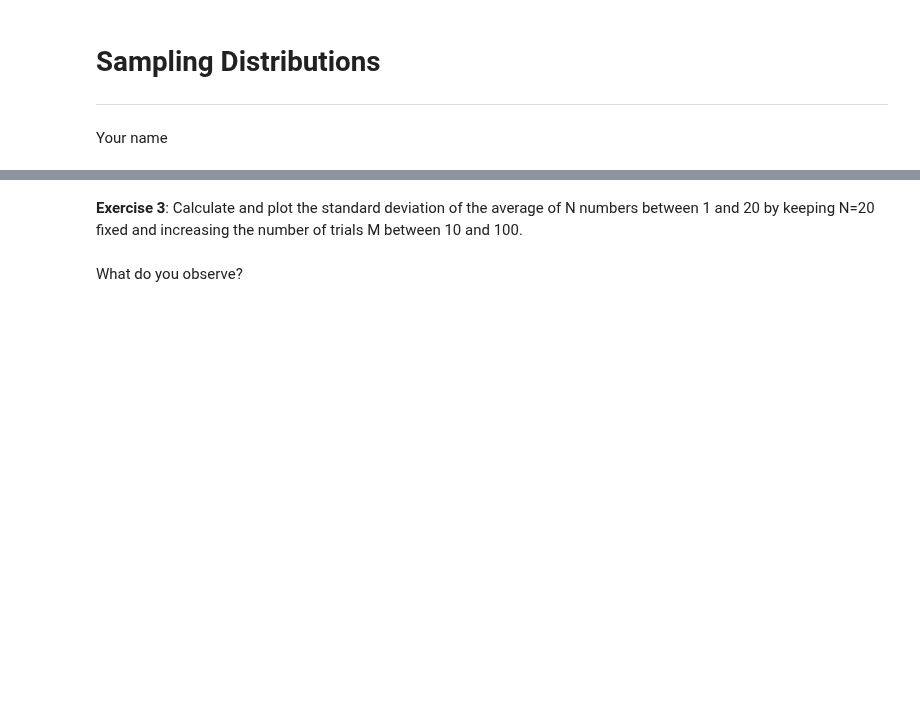
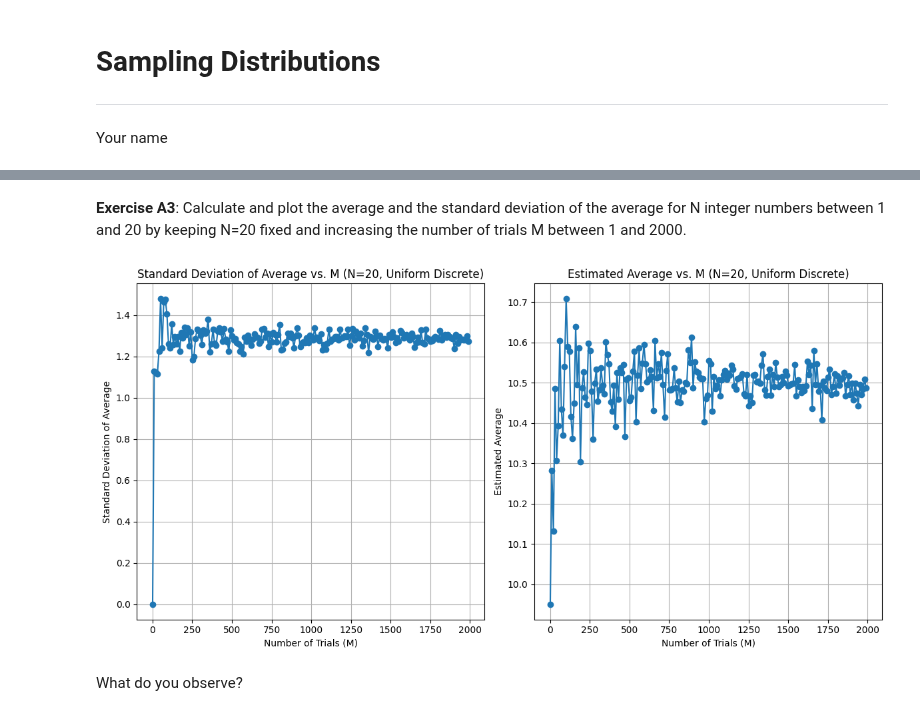
Before and after one commit to carlocamilloni/Structural-Bioinformatics, a Jupyter notebook: Notebooks/report_2_stat.ipynb, the cells around one changed output, grey strips where cells are left out. Cells and saved outputs as stored; diff of their text form; code cells hidden in the pictures; blank space fills up the shorter version.

```diff
--- a/Notebooks/report_2_stat.ipynb
+++ b/Notebooks/report_2_stat.ipynb
@@ -22,4 +80,62 @@ print(today)
 # %% [markdown]
-**Exercise 3**: Calculate and plot the standard deviation of the average of N numbers between 1 and 20 by keeping N=20 fixed and increasing the number of trials M between 10 and 100.
+**Exercise A3**: Calculate and plot the average and the standard deviation of the average for N integer numbers between 1 and 20 by keeping N=20 fixed and increasing the number of trials M between 1 and 2000.
+# %%
+import numpy as np
+import matplotlib.pyplot as plt
+
+N = 20  # Number of samples per trial (fixed)
+M_values = range(1, 2001, 10)  # Increasing M from 20 to 200
+lower_bound = 1
+upper_bound = 20
+
+# List to store the standard deviations of the averages for each M
+std_devs_of_averages = []
+# List to store the estimated averages for each M
+estimated_averages = []
+
+# Perform simulations for each value of M
+for M in M_values:
+    averages = []
+    # Perform M trials
+    for _ in range(M):
+        # Generate N random integer numbers between lower_bound and upper_bound
+        random_numbers = np.random.randint(lower_bound, upper_bound + 1, N)
+        # Calculate the average of the generated numbers
+        average = np.mean(random_numbers)
+        # Append the average to the list
+        averages.append(average)
+
+    # Calculate the standard deviation of the averages for the current M
+    std_dev_of_averages_M = np.std(averages)
+    # Append the standard deviation to the list
+    std_devs_of_averages.append(std_dev_of_averages_M)
+
+    # Calculate the estimated average for the current M (average of the averages)
+    estimated_average_M = np.mean(averages)
+    # Append the estimated average to the list
+    estimated_averages.append(estimated_average_M)
+
+
+# Plot the standard deviation of the average and the estimated average as a function of M
+plt.figure(figsize=(12, 6))
+
+plt.subplot(1, 2, 1)
+plt.plot(M_values, std_devs_of_averages, marker='o', linestyle='-')
+plt.xlabel("Number of Trials (M)")
+plt.ylabel("Standard Deviation of Average")
+plt.title(f"Standard Deviation of Average vs. M (N={N}, Uniform Discrete)")
+plt.grid(True)
+
+plt.subplot(1, 2, 2)
+plt.plot(M_values, estimated_averages, marker='o', linestyle='-')
+plt.xlabel("Number of Trials (M)")
+plt.ylabel("Estimated Average")
+plt.title(f"Estimated Average vs. M (N={N}, Uniform Discrete)")
+plt.grid(True)
+
+plt.tight_layout()
+plt.show()
+# %% [output]
+[figure, added]
 # %% [markdown]
 What do you observe?
```
Also changed, not shown: parts of 13 cells of this notebook.
